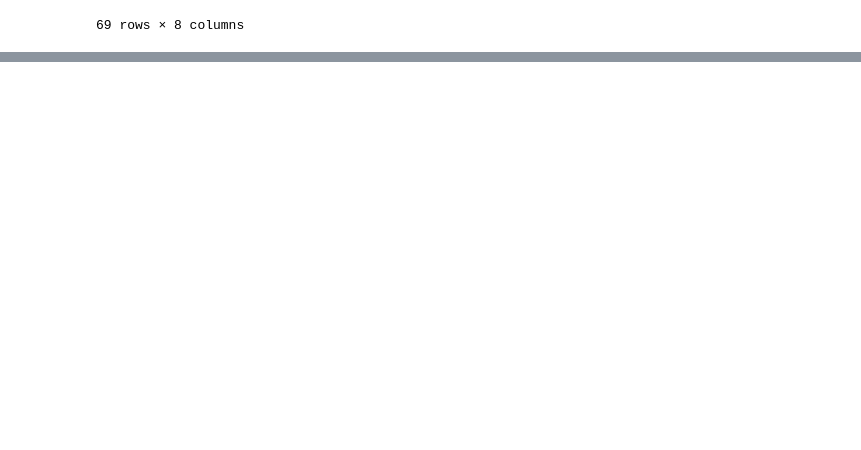
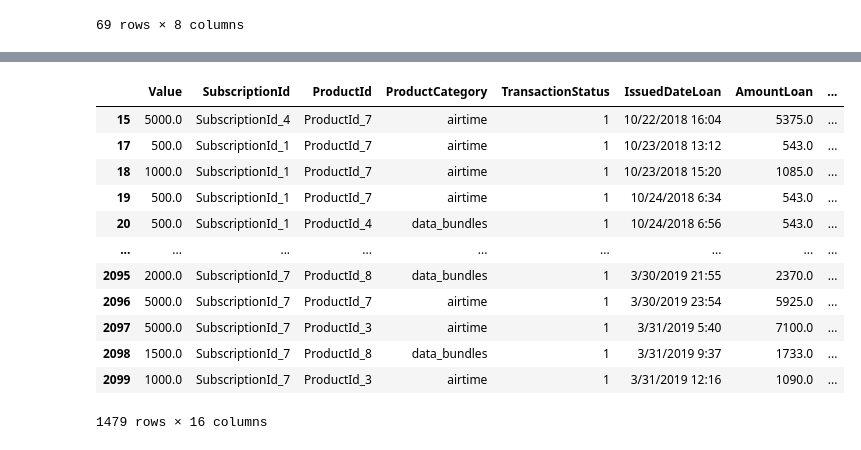
Before and after one commit to H-u-g-o/Credit-Score, a Jupyter notebook: Credit Score.ipynb, the cells around one changed output, grey strips where cells are left out. Cells and saved outputs as stored; diff of their text form; code cells hidden in the pictures; blank space fills up the shorter version.

```diff
--- a/Credit Score.ipynb
+++ b/Credit Score.ipynb
@@ -209,0 +213,25 @@ train_df_removed.head()
+# %%
+#Convert TransactionStartTime in datetime and separate day/month/year/minute/second
+train_df_removed['TransactionStartTime'] =  pd.to_datetime(train_df_removed['TransactionStartTime'])
+train_df_removed['TransactionStartTime_day'] = train_df_removed['TransactionStartTime'].dt.day
+train_df_removed['TransactionStartTime_month'] = train_df_removed['TransactionStartTime'].dt.month
+train_df_removed['TransactionStartTime_year'] = train_df_removed['TransactionStartTime'].dt.year
+train_df_removed['TransactionStartTime_minute'] = train_df_removed['TransactionStartTime'].dt.minute
+train_df_removed['TransactionStartTime_hour'] = train_df_removed['TransactionStartTime'].dt.hour
+#& remove transactionStartTime
+train_df_removed = train_df_removed.drop(["TransactionStartTime"], axis=1)
+train_df_removed
+# %% [output]
+|  | Value | SubscriptionId | ProductId | ProductCategory | TransactionStatus | IssuedDateLoan | AmountLoan | ... |
+| 15 | 5000.0 | SubscriptionId_4 | ProductId_7 | airtime | 1 | 10/22/2018 16:04 | 5375.0 | ... |
+| 17 | 500.0 | SubscriptionId_1 | ProductId_7 | airtime | 1 | 10/23/2018 13:12 | 543.0 | ... |
+| 18 | 1000.0 | SubscriptionId_1 | ProductId_7 | airtime | 1 | 10/23/2018 15:20 | 1085.0 | ... |
+| 19 | 500.0 | SubscriptionId_1 | ProductId_7 | airtime | 1 | 10/24/2018 6:34 | 543.0 | ... |
+| 20 | 500.0 | SubscriptionId_1 | ProductId_4 | data_bundles | 1 | 10/24/2018 6:56 | 543.0 | ... |
+| ... | ... | ... | ... | ... | ... | ... | ... | ... |
+| 2095 | 2000.0 | SubscriptionId_7 | ProductId_8 | data_bundles | 1 | 3/30/2019 21:55 | 2370.0 | ... |
+| 2096 | 5000.0 | SubscriptionId_7 | ProductId_7 | airtime | 1 | 3/30/2019 23:54 | 5925.0 | ... |
+| 2097 | 5000.0 | SubscriptionId_7 | ProductId_3 | airtime | 1 | 3/31/2019 5:40 | 7100.0 | ... |
+| 2098 | 1500.0 | SubscriptionId_7 | ProductId_8 | data_bundles | 1 | 3/31/2019 9:37 | 1733.0 | ... |
+| 2099 | 1000.0 | SubscriptionId_7 | ProductId_3 | airtime | 1 | 3/31/2019 12:16 | 1090.0 | ... |
+1479 rows × 16 columns
```
Also changed, not shown: parts of 9 cells of this notebook.
